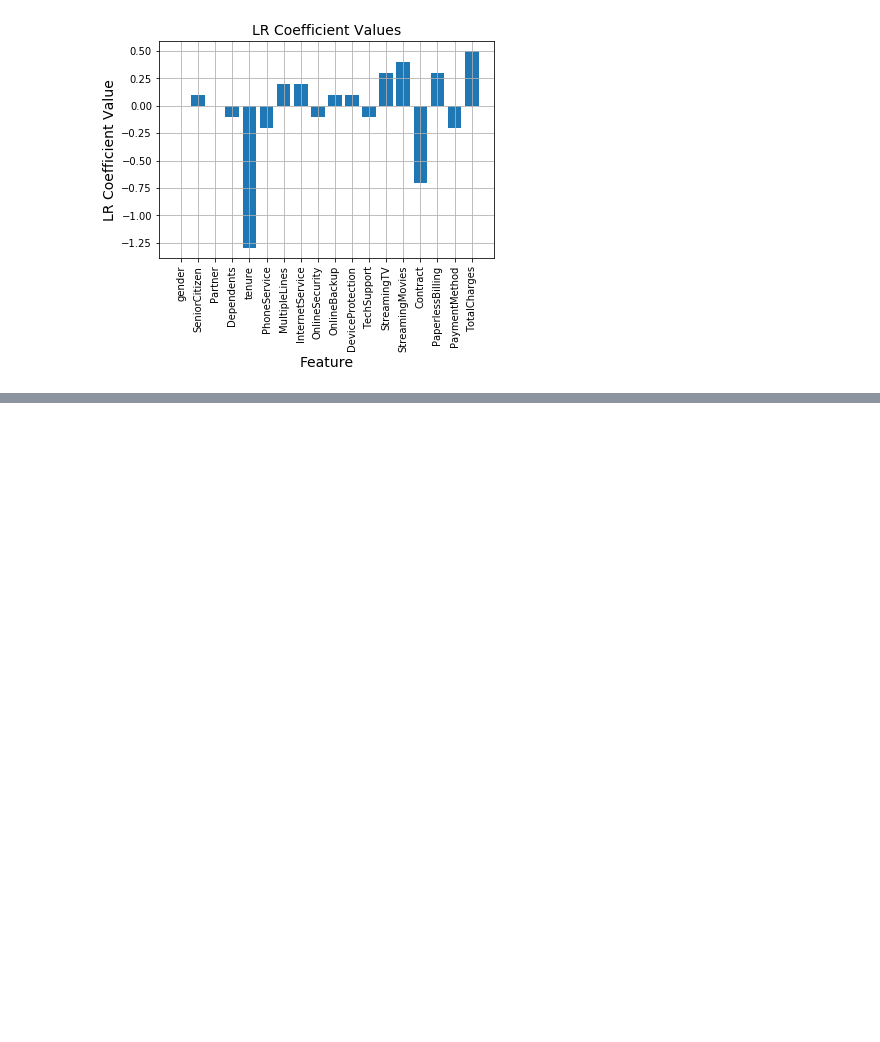
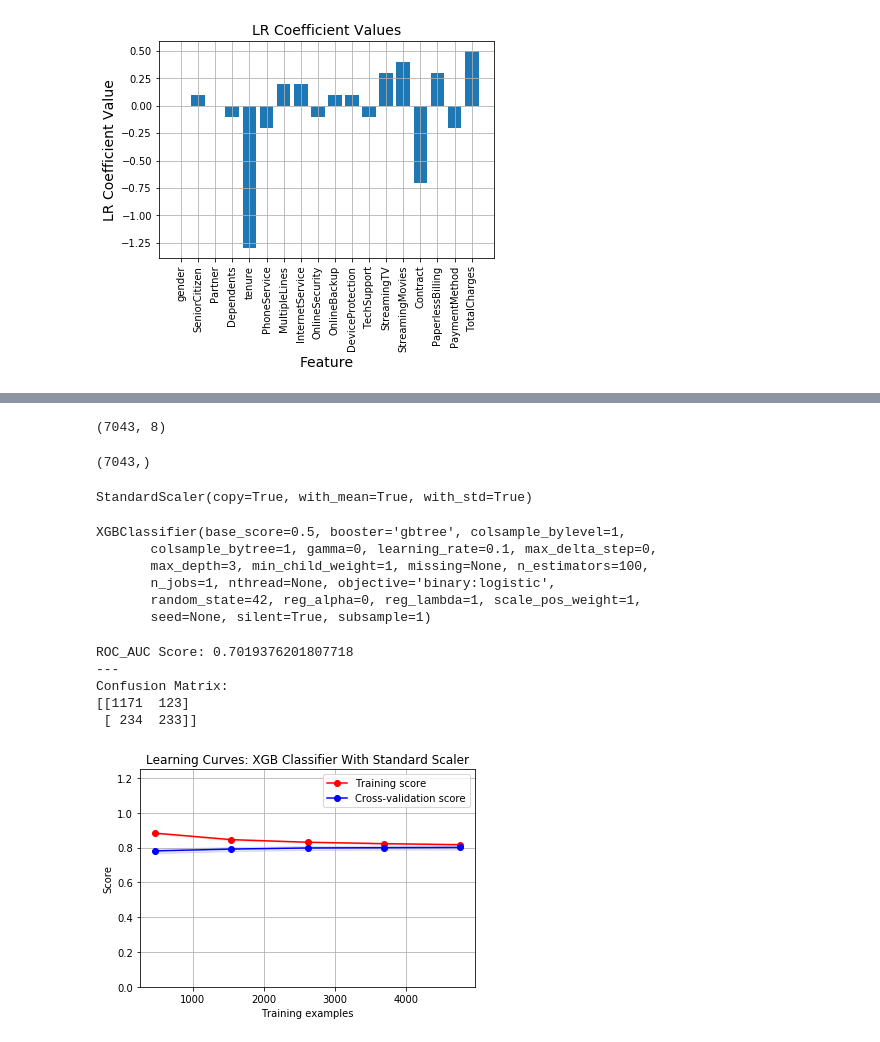
Before and after one commit to grantaguinaldo/mlnd-capstone, a Jupyter notebook: working/working_draft_002.ipynb, the cells around one changed output, grey strips where cells are left out. Saved outputs shown, nothing was run; the diff lists cells and outputs as text; code cells hidden in the pictures; blank space fills up the shorter version.

```diff
--- a/working/working_draft_002.ipynb
+++ b/working/working_draft_002.ipynb
@@ -963,0 +979,49 @@ lr_coef_curves(lr_tuned, X)
+# %%
+X = df_reduced
+X.shape
+# %% [output]
+(7043, 8)
+# %%
+y.shape
+# %% [output]
+(7043,)
+# %%
+X_train, X_test, y_train, y_test = train_test_split(X, y,
+                                                    test_size=0.25,
+                                                    random_state=42,
+                                                    shuffle=True,
+                                                    stratify=y)
+# %%
+print(standard_scaler.fit(X_train))
+X_train_std_red = standard_scaler.transform(X_train)
+X_test_std_red = standard_scaler.transform(X_test)
+# %% [output]
+StandardScaler(copy=True, with_mean=True, with_std=True)
+# %%
+#XGB base with standard scaler and a reduced feature set.
+xgb_model = XGBClassifier(random_state=42)
+xgb_model.fit(X_train_std_red, y_train)
+# %% [output]
+XGBClassifier(base_score=0.5, booster='gbtree', colsample_bylevel=1,
+       colsample_bytree=1, gamma=0, learning_rate=0.1, max_delta_step=0,
+       max_depth=3, min_child_weight=1, missing=None, n_estimators=100,
+       n_jobs=1, nthread=None, objective='binary:logistic',
+       random_state=42, reg_alpha=0, reg_lambda=1, scale_pos_weight=1,
+       seed=None, silent=True, subsample=1)
+# %%
+y_pred_prob = xgb_model.predict(X_test_std_red)
+y_pred_class = [round(each) for each in y_pred_prob]
+print('ROC_AUC Score: {}'. format(roc_auc_score(y_test, y_pred_class)))
+print('---')
+print('Confusion Matrix:')
+print('{}'.format(confusion_matrix(y_test, y_pred_class)))
+# %% [output]
+ROC_AUC Score: 0.7019376201807718
+---
+Confusion Matrix:
+[[1171  123]
+ [ 234  233]]
+# %%
+learning_curves(xgb_model, X_train_std_red, y_train, "XGB Classifier", 10)
+# %% [output]
+[figure, added]
```
Also changed, not shown: parts of 16 cells of this notebook.
